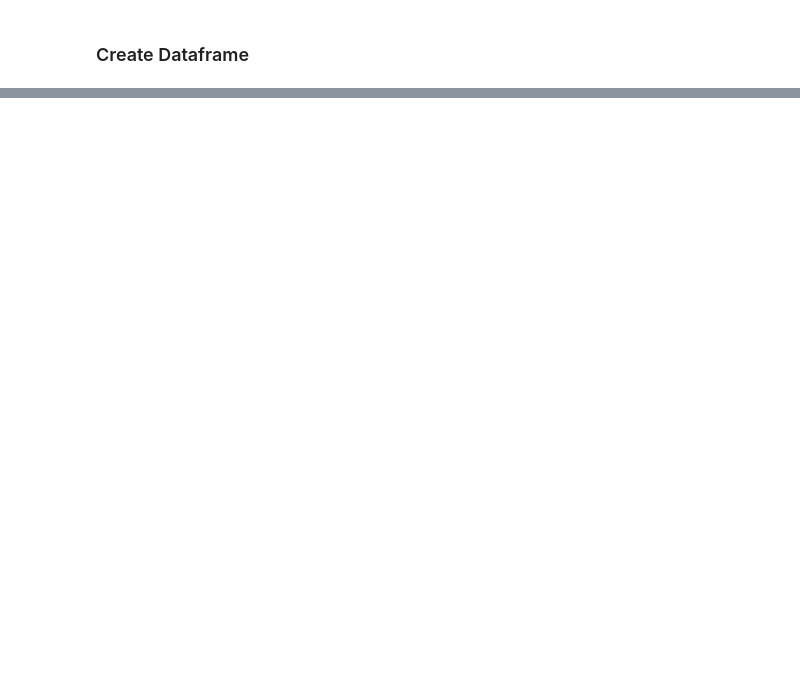
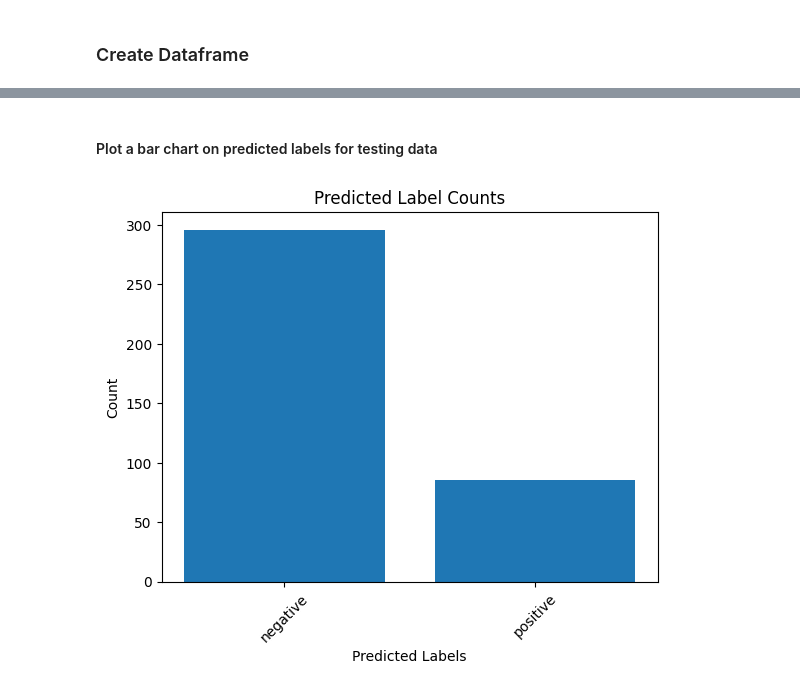
Before and after one commit to benricok/hackathonn23, a Jupyter notebook: testing/rss/rss.ipynb, the cells around one changed output, grey strips where cells are left out. Drawn from its saved outputs; the diff is of its cells as text; code cells hidden in the pictures; blank space fills up the shorter version.

Commit message:
sentiment works a bit

```diff
--- a/testing/rss/rss.ipynb
+++ b/testing/rss/rss.ipynb
@@ -75,0 +84,11 @@ memory usage: 2.5+ KB
+# %%
+DATASETS = '~/datasets/sentiment_economy_news/'
+
+train = pd.read_parquet(DATASETS + 'train.parquet', engine='pyarrow')
+test  = pd.read_parquet(DATASETS + 'test.parquet', engine='pyarrow')
+
+print(train.tail())
+print(train.info())
+
+print(test.tail())
+print(test.info())
@@ -75,0 +145,4 @@ memory usage: 2.5+ KB
+# %%
+
+
+title_clf.fit(X_train, Y_train)
@@ -75,0 +153,10 @@ memory usage: 2.5+ KB
+# %%
+
+from sklearn.metrics import classification_report
+
+X_test_tokens = vectorizer.transform(test['text'])
+X_test_tf = transformer.transform(X_test_tokens)
+
+predicted = title_clf.predict(X_test_tf.toarray())
+
+print(classification_report(Y_test, predicted, target_names=labels))
@@ -75,0 +172,21 @@ memory usage: 2.5+ KB
+# %% [markdown]
+#### Plot a bar chart on predicted labels for testing data
+# %%
+import matplotlib.pyplot as plt
+from collections import Counter
+
+label_counts = Counter(predicted)
+
+# Extract labels and counts as separate lists
+labels = list(label_counts.keys())
+counts = list(label_counts.values())
+
+# Create a bar chart
+plt.bar(labels, counts)
+plt.xlabel('Predicted Labels')
+plt.ylabel('Count')
+plt.title('Predicted Label Counts')
+plt.xticks(rotation=45)  # Rotate x-axis labels for better readability
+plt.show()
+# %% [output]
+[figure, added]
```
Also changed, not shown: parts of 14 cells of this notebook, 1 other file.
